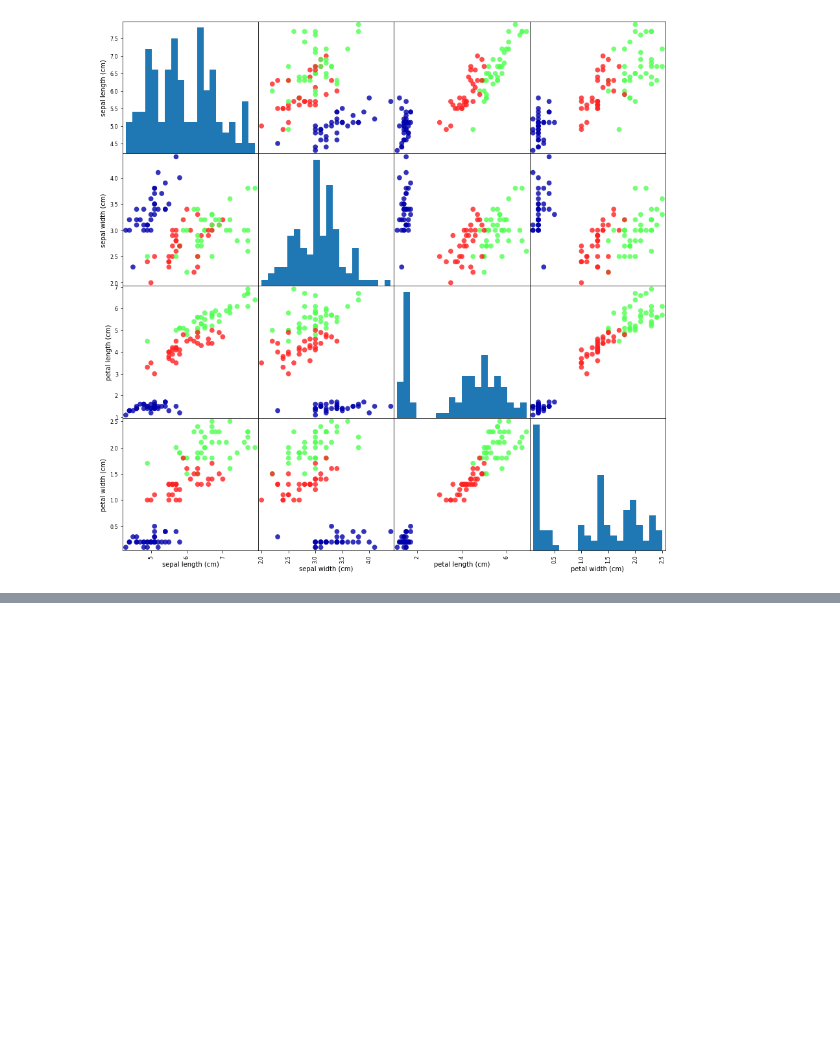
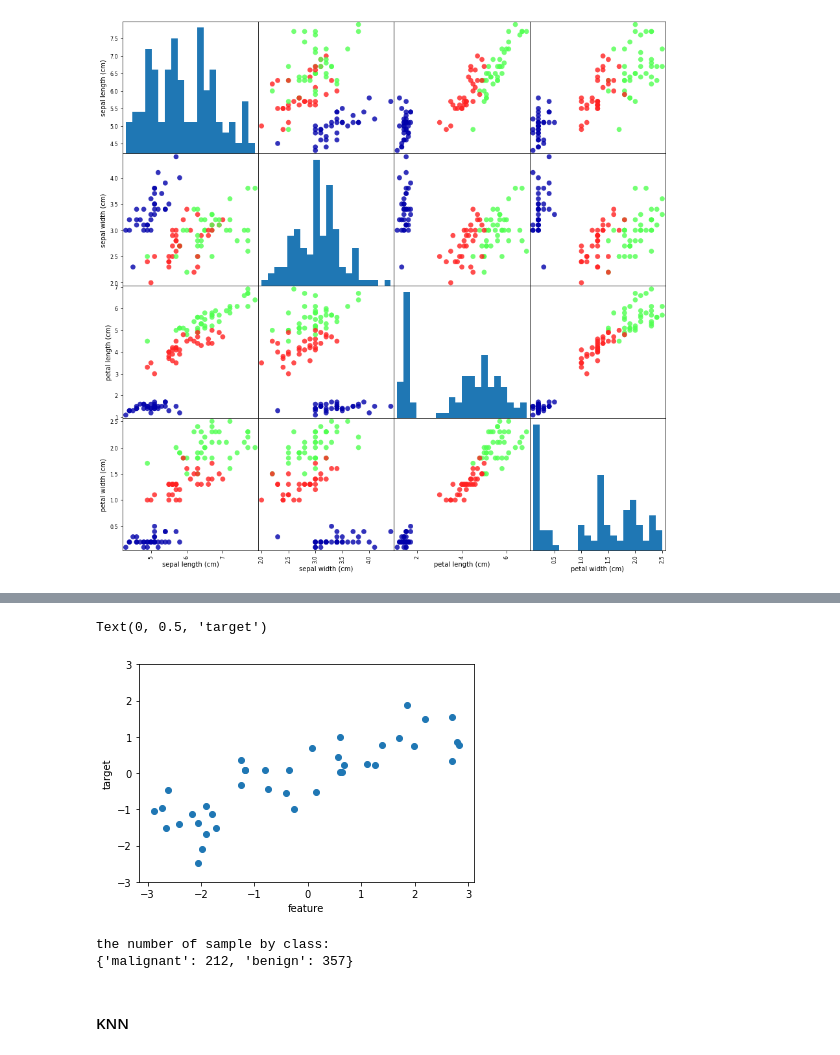
Before and after one commit to insunnydayz/sunny, a Jupyter notebook: 30days of coding.ipynb, the cells around one changed output, grey strips where cells are left out. Cells and saved outputs as stored; diff of their text form; code cells hidden in the pictures; blank space fills up the shorter version.

```diff
--- a/30days of coding.ipynb
+++ b/30days of coding.ipynb
@@ -93,0 +155,19 @@ array([[<matplotlib.axes._subplots.AxesSubplot object at 0x...>,
+# %%
+#data set 만들기 2
+X, y = mglearn.datasets.make_wave(n_samples =40)
+plt.plot(X,y, 'o')
+plt.ylim(-3,3)
+plt.xlabel("feature")
+plt.ylabel("target")
+# %% [output]
+Text(0, 0.5, 'target')
+[figure, added]
+# %%
+# data set 가져오기 1
+from sklearn.datasets import load_breast_cancer
+cancer = load_breast_cancer()
+#클래스별 샘플 수 보기
+print("the number of sample by class: \n{}".format({n: v for n , v in zip(cancer.target_names, np.bincount(cancer.target))}))
+# %% [output]
+the number of sample by class:
+{'malignant': 212, 'benign': 357}
@@ -93,0 +179,2 @@ array([[<matplotlib.axes._subplots.AxesSubplot object at 0x...>,
+# %% [markdown]
+#### KNN
```
Also changed, not shown: parts of 17 cells of this notebook.
